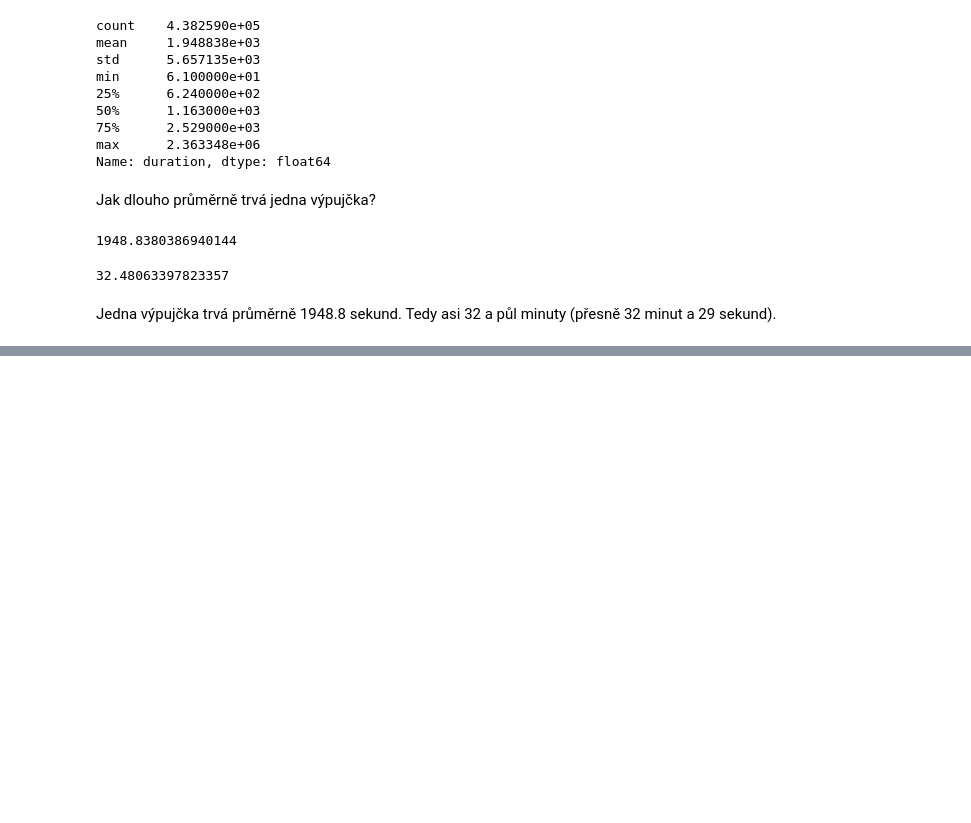
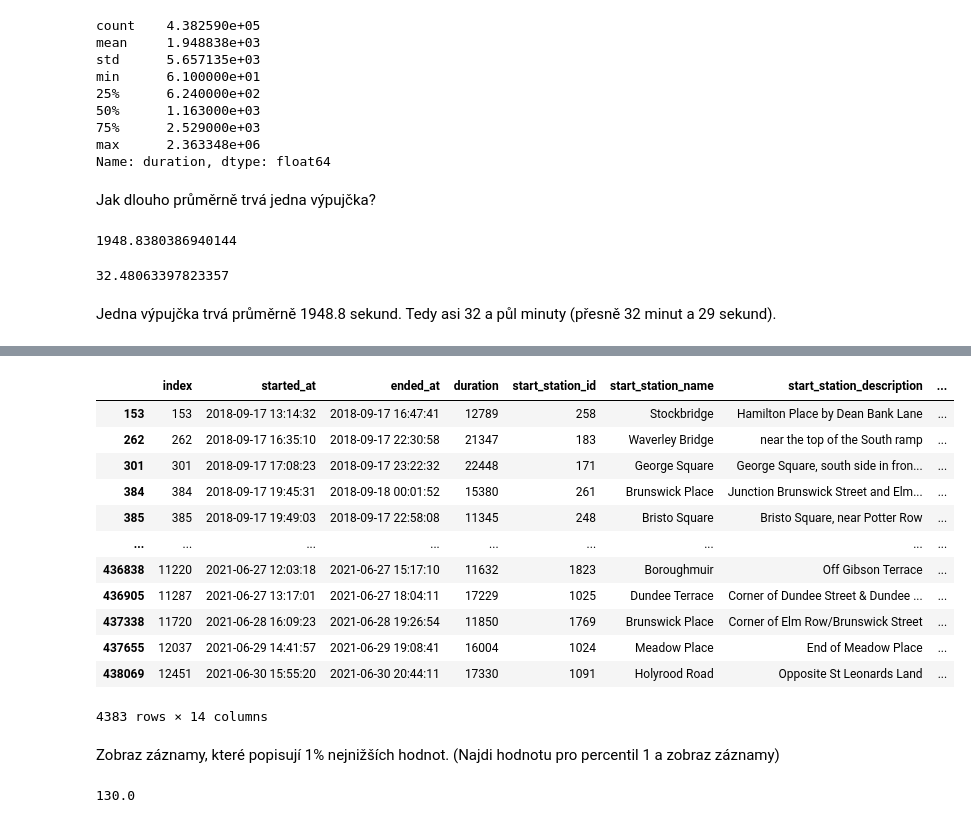
Before and after one commit to matejpiro/ENGETO_Pandas_project2_Bikes, a Jupyter notebook: ENGETO_Projekt kola(1).ipynb, the cells around one changed output, grey strips where cells are left out. Saved outputs shown, nothing was run; the diff lists cells and outputs as text; code cells hidden in the pictures; blank space fills up the shorter version.

```diff
--- a/ENGETO_Projekt kola(1).ipynb
+++ b/ENGETO_Projekt kola(1).ipynb
@@ -64,0 +91,23 @@ df2.plot(kind = 'hist', x='index', y='duration')
+# %%
+df.query("duration > 11188")
+# %% [output]
+|  | index | started_at | ended_at | duration | start_station_id | start_station_name | start_station_description | ... |
+| 153 | 153 | 2018-09-17 13:14:32 | 2018-09-17 16:47:41 | 12789 | 258 | Stockbridge | Hamilton Place by Dean Bank Lane | ... |
+| 262 | 262 | 2018-09-17 16:35:10 | 2018-09-17 22:30:58 | 21347 | 183 | Waverley Bridge | near the top of the South ramp | ... |
+| 301 | 301 | 2018-09-17 17:08:23 | 2018-09-17 23:22:32 | 22448 | 171 | George Square | George Square, south side in fron... | ... |
+| 384 | 384 | 2018-09-17 19:45:31 | 2018-09-18 00:01:52 | 15380 | 261 | Brunswick Place | Junction Brunswick Street and Elm... | ... |
+| 385 | 385 | 2018-09-17 19:49:03 | 2018-09-17 22:58:08 | 11345 | 248 | Bristo Square | Bristo Square, near Potter Row | ... |
+| ... | ... | ... | ... | ... | ... | ... | ... | ... |
+| 436838 | 11220 | 2021-06-27 12:03:18 | 2021-06-27 15:17:10 | 11632 | 1823 | Boroughmuir | Off Gibson Terrace | ... |
+| 436905 | 11287 | 2021-06-27 13:17:01 | 2021-06-27 18:04:11 | 17229 | 1025 | Dundee Terrace | Corner of Dundee Street & Dundee ... | ... |
+| 437338 | 11720 | 2021-06-28 16:09:23 | 2021-06-28 19:26:54 | 11850 | 1769 | Brunswick Place | Corner of Elm Row/Brunswick Street | ... |
+| 437655 | 12037 | 2021-06-29 14:41:57 | 2021-06-29 19:08:41 | 16004 | 1024 | Meadow Place | End of Meadow Place | ... |
+| 438069 | 12451 | 2021-06-30 15:55:20 | 2021-06-30 20:44:11 | 17330 | 1091 | Holyrood Road | Opposite St Leonards Land | ... |
+4383 rows × 14 columns
+# %% [markdown]
+Zobraz záznamy, které popisují 1% nejnižších hodnot. (Najdi hodnotu pro percentil 1 a zobraz záznamy)
+# %%
+y = np.percentile(df.duration,1)
+print(y)
+# %% [output]
+130.0
```
Also changed, not shown: parts of 18 cells of this notebook.
